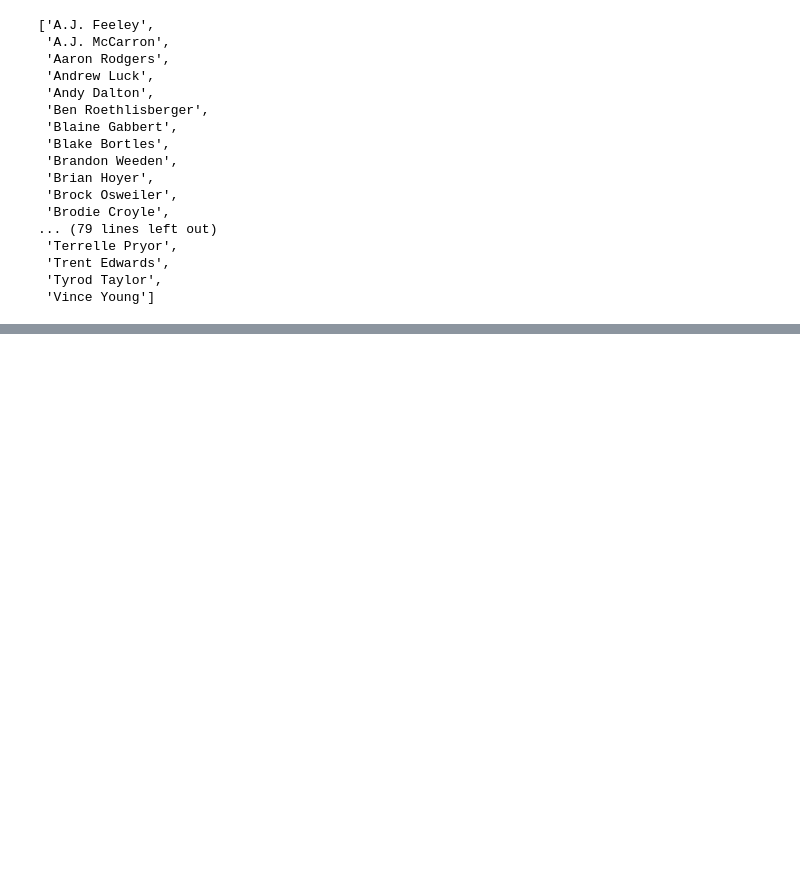
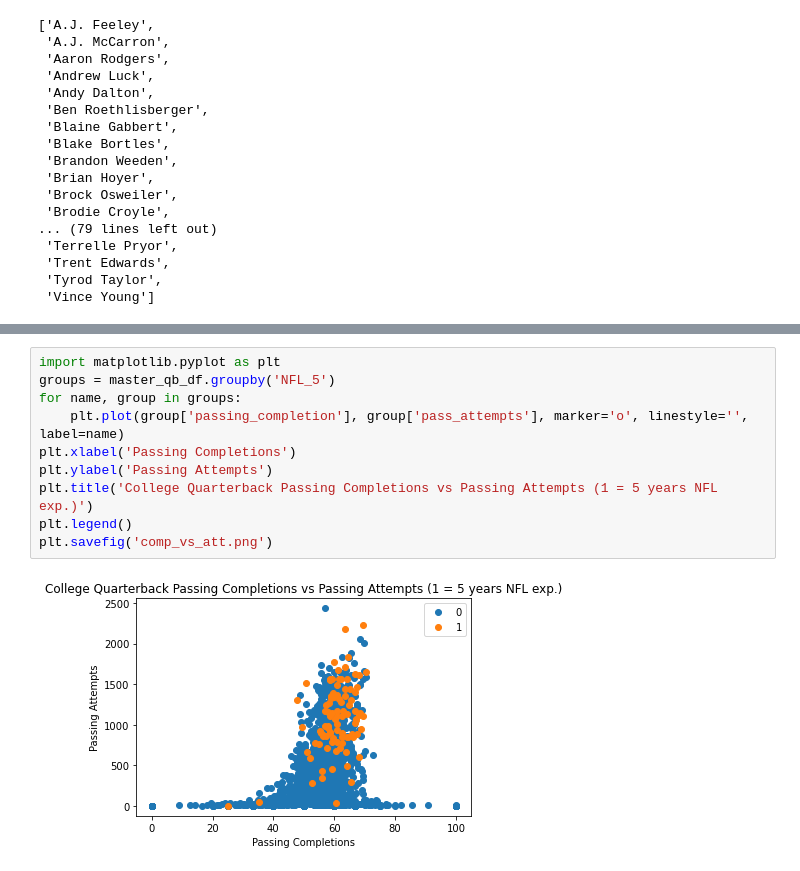
Before and after one commit to ramsey-king/DSC-630-Predictive-Analytics, a Jupyter notebook: Final Project/King_Ramsey_Term_Project_DSC_630.ipynb, the cells around one changed output, grey strips where cells are left out. Drawn from its saved outputs; the diff is of its cells as text; blank space fills up the shorter version.

```diff
--- a/Final Project/King_Ramsey_Term_Project_DSC_630.ipynb
+++ b/Final Project/King_Ramsey_Term_Project_DSC_630.ipynb
@@ -374,0 +407,12 @@ a_list
+# %%
+import matplotlib.pyplot as plt
+groups = master_qb_df.groupby('NFL_5')
+for name, group in groups:
+    plt.plot(group['passing_completion'], group['pass_attempts'], marker='o', linestyle='', label=name)
+plt.xlabel('Passing Completions')
+plt.ylabel('Passing Attempts')
+plt.title('College Quarterback Passing Completions vs Passing Attempts (1 = 5 years NFL exp.)')
+plt.legend()
+plt.savefig('comp_vs_att.png')
+# %% [output]
+[figure, added]
```
Also changed, not shown: parts of 5 cells of this notebook, 4 other files.
